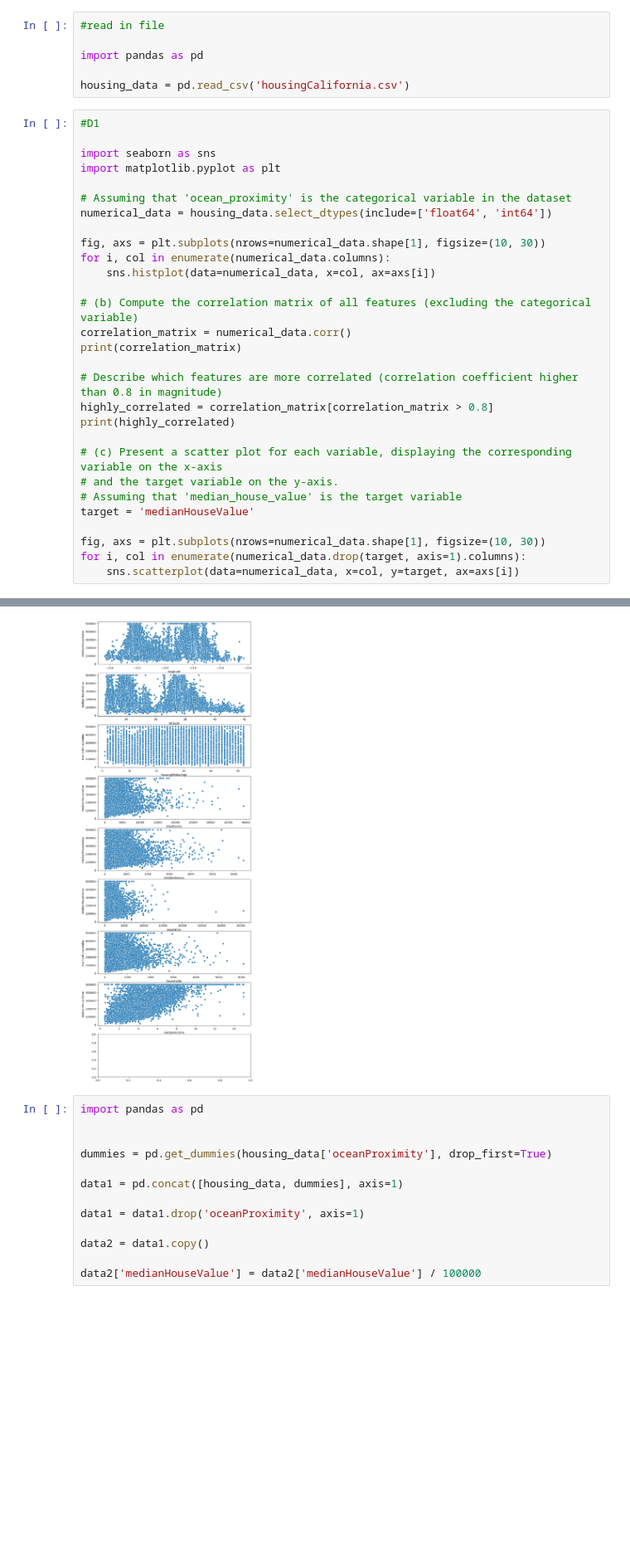
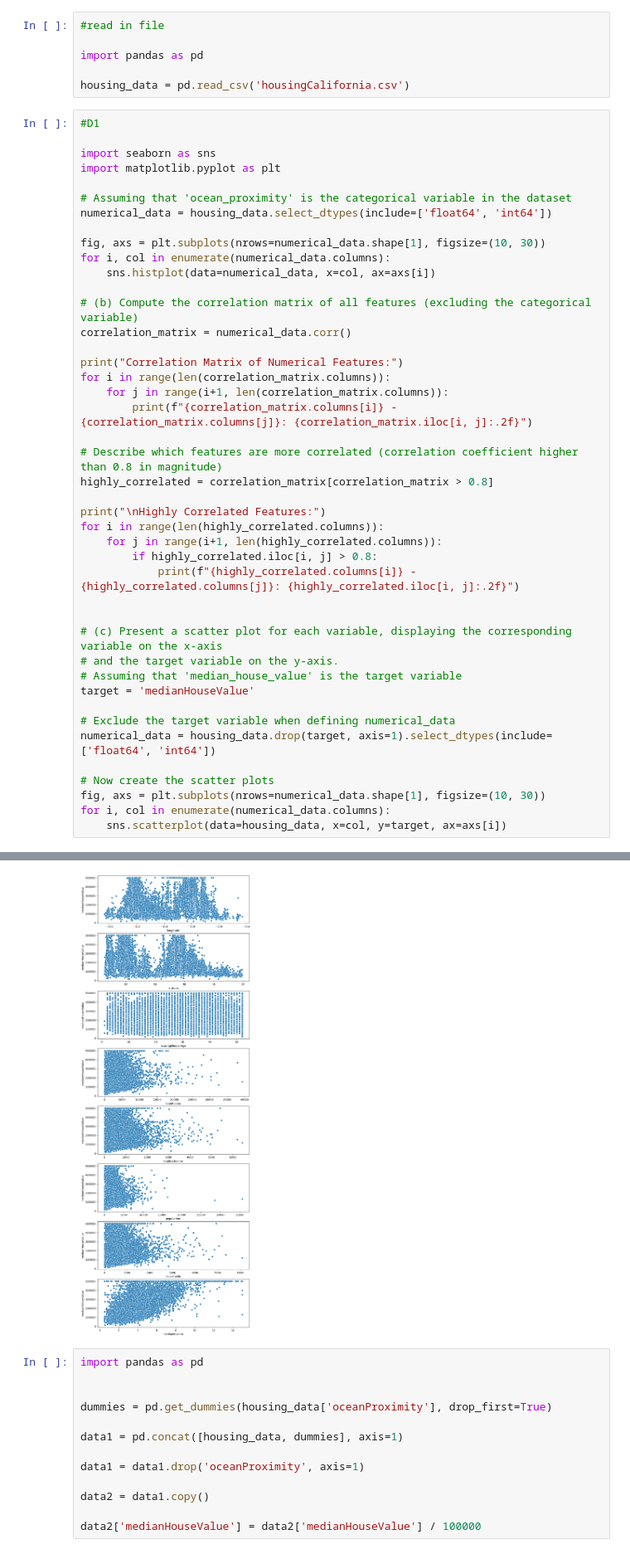
Before and after one commit to AbhinavDevelops/Analysis-on-the-Californinan-Housing-market, a Jupyter notebook: assign3_23082057.ipynb, the cells around one changed output, grey strips where cells are left out. Shown at 83% size. Cells and saved outputs as stored; diff of their text form; blank space fills up the shorter version.

```diff
--- a/assign3_23082057.ipynb
+++ b/assign3_23082057.ipynb
@@ -19,18 +19,32 @@ for i, col in enumerate(numerical_data.columns):
 
 # (b) Compute the correlation matrix of all features (excluding the categorical variable)
 correlation_matrix = numerical_data.corr()
-print(correlation_matrix)
+
+print("Correlation Matrix of Numerical Features:")
+for i in range(len(correlation_matrix.columns)):
+    for j in range(i+1, len(correlation_matrix.columns)):
+        print(f"{correlation_matrix.columns[i]} - {correlation_matrix.columns[j]}: {correlation_matrix.iloc[i, j]:.2f}")
 
 # Describe which features are more correlated (correlation coefficient higher than 0.8 in magnitude)
 highly_correlated = correlation_matrix[correlation_matrix > 0.8]
-print(highly_correlated)
+
+print("\nHighly Correlated Features:")
+for i in range(len(highly_correlated.columns)):
+    for j in range(i+1, len(highly_correlated.columns)):
+        if highly_correlated.iloc[i, j] > 0.8:
+            print(f"{highly_correlated.columns[i]} - {highly_correlated.columns[j]}: {highly_correlated.iloc[i, j]:.2f}")
+
 
 # (c) Present a scatter plot for each variable, displaying the corresponding variable on the x-axis
 # and the target variable on the y-axis.
 # Assuming that 'median_house_value' is the target variable
 target = 'medianHouseValue'
 
+# Exclude the target variable when defining numerical_data
+numerical_data = housing_data.drop(target, axis=1).select_dtypes(include=['float64', 'int64'])
+
+# Now create the scatter plots
 fig, axs = plt.subplots(nrows=numerical_data.shape[1], figsize=(10, 30))
-for i, col in enumerate(numerical_data.drop(target, axis=1).columns):
-    sns.scatterplot(data=numerical_data, x=col, y=target, ax=axs[i])
+for i, col in enumerate(numerical_data.columns):
+    sns.scatterplot(data=housing_data, x=col, y=target, ax=axs[i])
 # %% [output]
@@ -54,5 +68,5 @@ medianHouseValue               1.0
 [figure]
-[figure, old version]
+[figure, new version]
 # %%
 import pandas as pd
 
```
Also changed, not shown: parts of 3 cells of this notebook.
